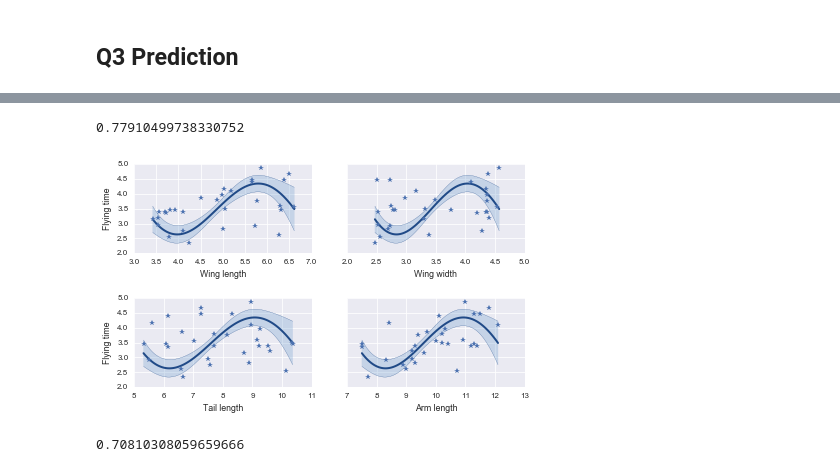
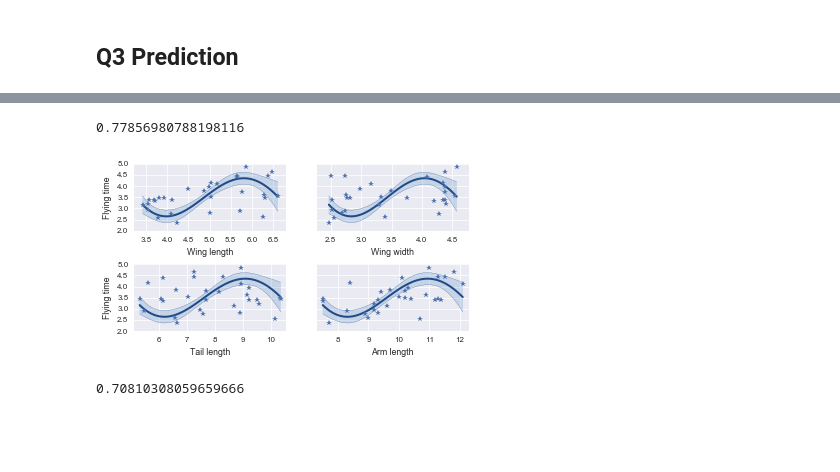
Before and after one commit to ggutierrez/SMFO, a Jupyter notebook: lab1/Lab1LinearRegression.ipynb, the cells around one changed output, grey strips where cells are left out. Cells and saved outputs as stored; diff of their text form; code cells hidden in the pictures; blank space fills up the shorter version.

```diff
--- a/lab1/Lab1LinearRegression.ipynb
+++ b/lab1/Lab1LinearRegression.ipynb
@@ -203,6 +175,7 @@ def plotModel(x,m,v, ax=pb, xreal=None, freal=None):
         xreal = xreal.flatten()
         freal = freal.flatten()
         ax.plot(xreal,freal,'*')
+        ax.set_xlim(np.min(x)-0.2,np.max(x)+0.2)
 
 def R2(X,F,B,beta):
     return(1-sum((F-np.dot(B(X),beta))**2)/sum((F-np.mean(F))**2))
@@ -216,42 +233,45 @@ def testData(x,n=100):
 # %%
 def B2(x):
     # function returning the matrix of basis functions evaluated at x
     #input:	  x, np.array with d columns
     #output:  a matrix of geberal term B_{i,j} = b_j(x_i)
     b0 = np.ones((x.shape[0],1)) # Constant effect
-    b1 = x                         # This is extremly important in R2
-    b2 = x[:,1:2] * x[:,2:3]
-    b3 = x[:,3:4]**2.0
-    b4 = np.sin(x[:,3:4])
-    b5 = np.cos(x[:,0:1])
-    B = np.hstack((b0, b1, b2, b3, b4, b5))
+    b1 = x                       # This is extremly important in R2
+    b2 = x[:,3:4]**2.0
+    b3 = np.sin(x[:,3:4])
+    b4 = np.cos(x[:,0:1])
+    B = np.hstack((b0, b1, b2, b3, b4))
     return B
 
 # Compute a linear regression with the experiment data
 tau2 = np.var(data[:,4] - data[:,5])/2.0
 (beta,covBeta) = LR(X,F,B2,tau2)
 
+# bmatrix(covBeta,'covBetaR2.tex')
+# bmatrix(beta, 'betaR2.tex')
+
 # Use the LR to predict
 x = testData(X)
 mean_pred, cov_pred = predLR(x, B2, beta, covBeta)
 
 # Plot results
-f, ((ax_wl, ax_ww), (ax_tl, ax_al)) = plt.subplots(2,2, figsize=(7,4), sharey=True)
+f, ((ax_wl, ax_ww), (ax_tl, ax_al)) = plt.subplots(2,2, figsize=(6,3), sharey=True)
 plotModel(x[:,0], mean_pred, cov_pred, ax=ax_wl, xreal=X[:,0],freal=F)
 plotModel(x[:,1], mean_pred, cov_pred, ax=ax_ww, xreal=X[:,1],freal=F)
 plotModel(x[:,2], mean_pred, cov_pred, ax=ax_tl, xreal=X[:,2],freal=F)
 plotModel(x[:,3], mean_pred, cov_pred, ax=ax_al, xreal=X[:,3],freal=F)
 ax_wl.set_ylabel("Flying time")
 ax_tl.set_ylabel("Flying time")
 ax_wl.set_xlabel("Wing length")
 ax_ww.set_xlabel("Wing width")
 ax_tl.set_xlabel("Tail length")
 ax_al.set_xlabel("Arm length")
 f.subplots_adjust(hspace=0.5)
+plt.savefig('reg_beterr2.pgf')
 R2(X,F,B2,beta)
 # %% [output]
-0.77910499738330752
+0.77856980788198116
-[figure, old version]
+[figure, new version]
 # %%
 # Compute the linear regression on scaled data
 scaler = preprocessing.MinMaxScaler(feature_range=(0.0,1.0))
```
Also changed, not shown: parts of 8 cells of this notebook, 8 other files.
